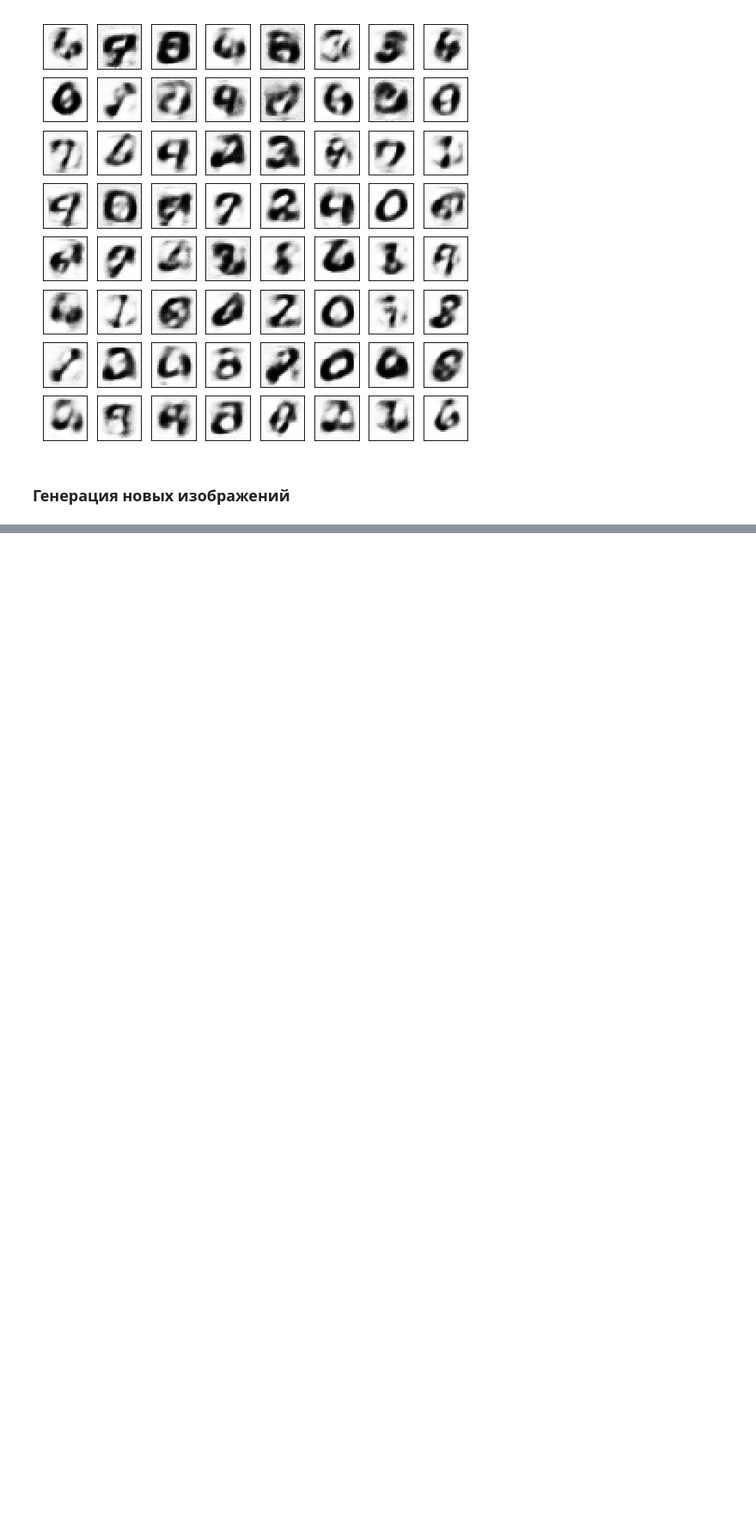
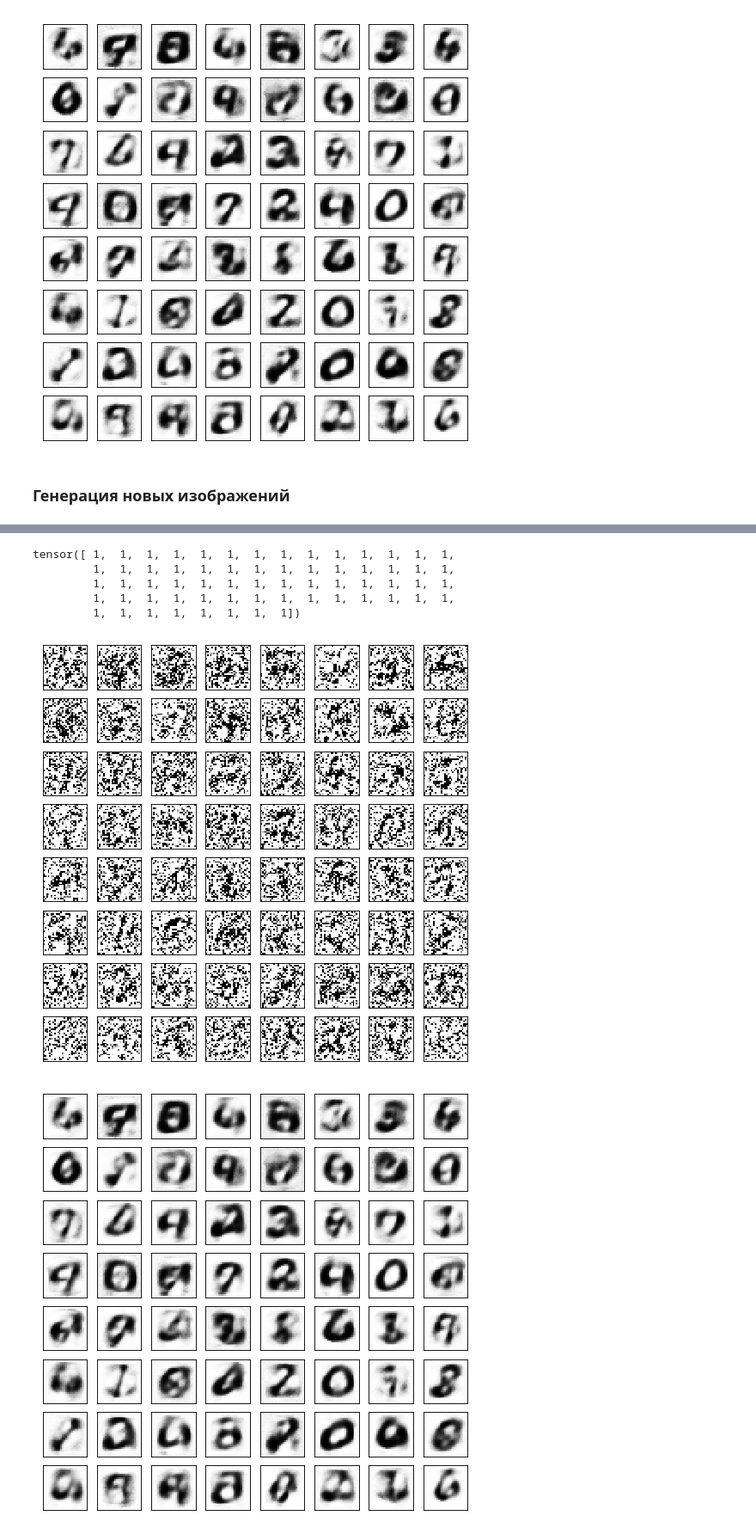
Before and after one commit to aleksey-egorov/dl-engineer-homework, a Jupyter notebook: homework_4/sparse_ae_2layers_kl_generate_image.ipynb, the cells around one changed output, grey strips where cells are left out. Shown at 86% size. Saved outputs shown, nothing was run; the diff lists cells and outputs as text; code cells hidden in the pictures; blank space fills up the shorter version.

```diff
--- a/homework_4/sparse_ae_2layers_kl_generate_image.ipynb
+++ b/homework_4/sparse_ae_2layers_kl_generate_image.ipynb
@@ -262,0 +412,20 @@ Train Epoch: 20 [12512/50000 (100%)]    Losses  : 0.024521
+# %%
+to_plot = new_image_batch.view(-1, 1, 28, 28).clamp(0, 1).data.numpy()
+
+with torch.no_grad():
+    encoded = model.E(new_image_batch.view(-1, 28*28))
+    print((encoded > 0.2).sum(1))
+    encoded[encoded < 0.2] = 0.
+    decoded_f = model.decode(encoded)
+    f_to_plot = ((decoded_f.view(-1, 1, 28, 28)+1)*0.5).clamp(0, 1).data.numpy()
+
+plot_mnist(to_plot, (8, 8))
+plot_mnist(f_to_plot, (8, 8))
+# %% [output]
+tensor([ 1,  1,  1,  1,  1,  1,  1,  1,  1,  1,  1,  1,  1,  1,
+         1,  1,  1,  1,  1,  1,  1,  1,  1,  1,  1,  1,  1,  1,
+         1,  1,  1,  1,  1,  1,  1,  1,  1,  1,  1,  1,  1,  1,
+         1,  1,  1,  1,  1,  1,  1,  1,  1,  1,  1,  1,  1,  1,
+         1,  1,  1,  1,  1,  1,  1,  1])
+[figure, added]
+[figure, added]
```
Also changed, not shown: parts of 22 cells of this notebook, 1 other file.
